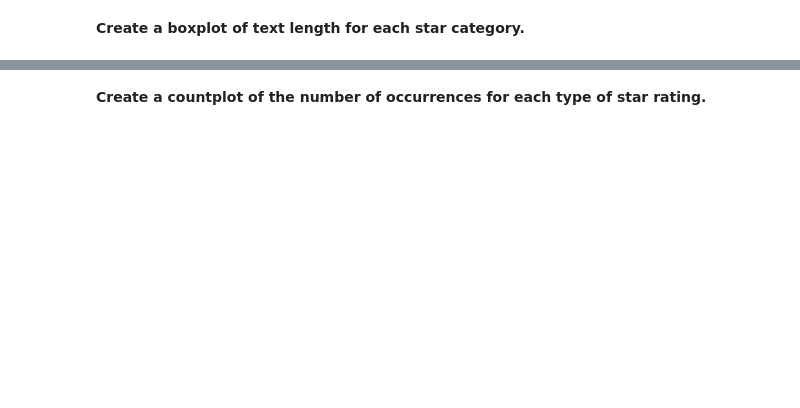
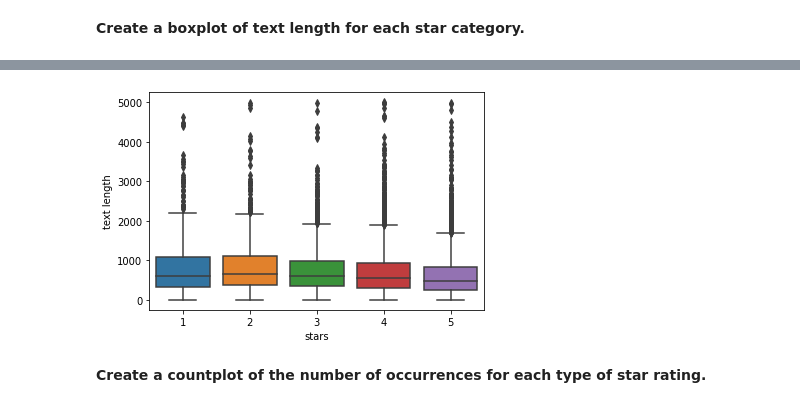
Before and after one commit to loayzag91/Python-Data-Science-Tutorial, a Jupyter notebook: Machine Learning Sections/Natural Language Processing/NLP Project.ipynb, the cells around one changed output, grey strips where cells are left out. Cells and saved outputs as stored; diff of their text form; code cells hidden in the pictures; blank space fills up the shorter version.

```diff
--- a/Machine Learning Sections/Natural Language Processing/NLP Project.ipynb
+++ b/Machine Learning Sections/Natural Language Processing/NLP Project.ipynb
@@ -86,2 +100,7 @@ Let's explore the data
+# %%
+sns.boxplot(x='stars',y='text length', data=yelp)
+plt.show()
+# %% [output]
+[figure, added]
 # %% [markdown]
 **Create a countplot of the number of occurrences for each type of star rating.**
```
Also changed, not shown: parts of 45 cells of this notebook.
